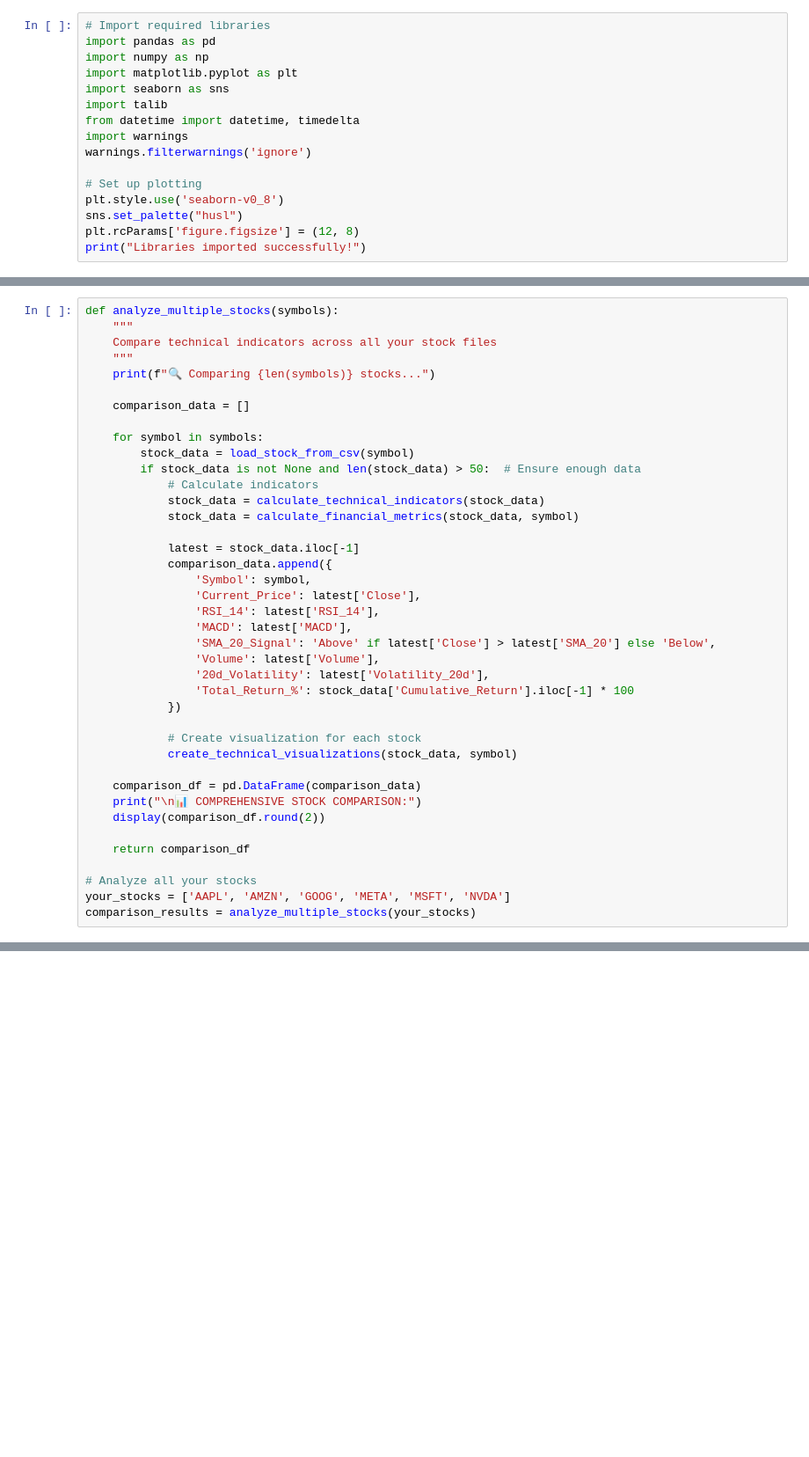
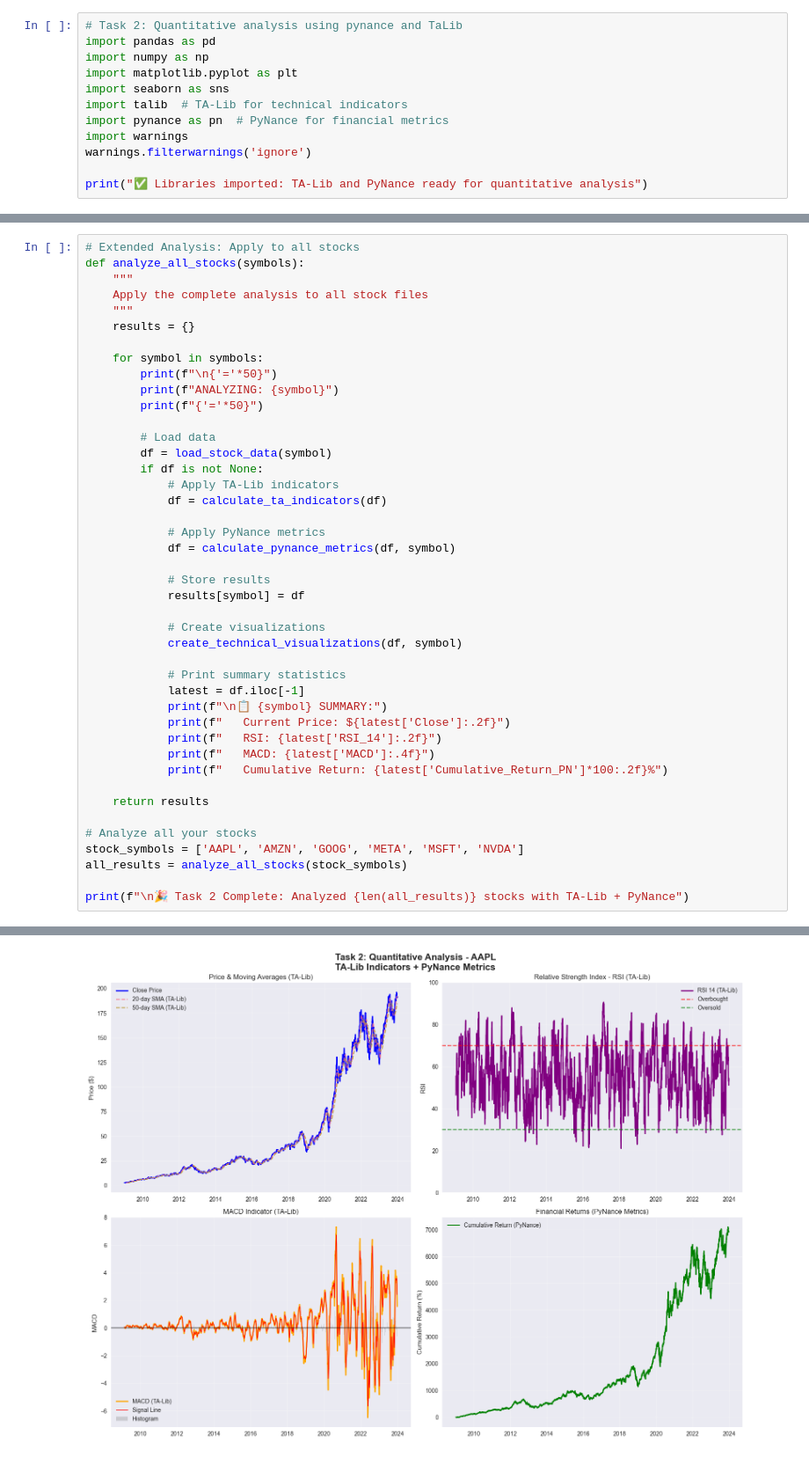
Before and after one commit to kaltiru14/financial-news-analysis, a Jupyter notebook: notebooks/task2_technical_analysis.ipynb, the cells around one changed output, grey strips where cells are left out. Shown at 88% size. Cells and saved outputs as stored; diff of their text form; blank space fills up the shorter version.

```diff
--- a/notebooks/task2_technical_analysis.ipynb
+++ b/notebooks/task2_technical_analysis.ipynb
@@ -1,17 +1,13 @@
 # %%
-# Import required libraries
+# Task 2: Quantitative analysis using pynance and TaLib
 import pandas as pd
 import numpy as np
 import matplotlib.pyplot as plt
 import seaborn as sns
-import talib
-from datetime import datetime, timedelta
+import talib  # TA-Lib for technical indicators
+import pynance as pn  # PyNance for financial metrics
 import warnings
 warnings.filterwarnings('ignore')
 
-# Set up plotting
-plt.style.use('seaborn-v0_8')
-sns.set_palette("husl")
-plt.rcParams['figure.figsize'] = (12, 8)
-print("Libraries imported successfully!")
+print("✅ Libraries imported: TA-Lib and PyNance ready for quantitative analysis")
 # %% [output]
@@ -246,40 +227,44 @@ if stock_df is not None:
 # %%
-def analyze_multiple_stocks(symbols):
+# Extended Analysis: Apply to all stocks
+def analyze_all_stocks(symbols):
     """
-    Compare technical indicators across all your stock files
+    Apply the complete analysis to all stock files
     """
-    print(f"🔍 Comparing {len(symbols)} stocks...")
-
-    comparison_data = []
+    results = {}
 
     for symbol in symbols:
-        stock_data = load_stock_from_csv(symbol)
-        if stock_data is not None and len(stock_data) > 50:  # Ensure enough data
-            # Calculate indicators
-            stock_data = calculate_technical_indicators(stock_data)
-            stock_data = calculate_financial_metrics(stock_data, symbol)
+        print(f"\n{'='*50}")
+        print(f"ANALYZING: {symbol}")
+        print(f"{'='*50}")
 
-            latest = stock_data.iloc[-1]
-            comparison_data.append({
-                'Symbol': symbol,
-                'Current_Price': latest['Close'],
-                'RSI_14': latest['RSI_14'],
-                'MACD': latest['MACD'],
-                'SMA_20_Signal': 'Above' if latest['Close'] > latest['SMA_20'] else 'Below',
-                'Volume': latest['Volume'],
-                '20d_Volatility': latest['Volatility_20d'],
-                'Total_Return_%': stock_data['Cumulative_Return'].iloc[-1] * 100
-            })
+        # Load data
+        df = load_stock_data(symbol)
+        if df is not None:
+            # Apply TA-Lib indicators
+            df = calculate_ta_indicators(df)
 
-            # Create visualization for each stock
-            create_technical_visualizations(stock_data, symbol)
+            # Apply PyNance metrics
+            df = calculate_pynance_metrics(df, symbol)
 
-    comparison_df = pd.DataFrame(comparison_data)
-    print("\n📊 COMPREHENSIVE STOCK COMPARISON:")
-    display(comparison_df.round(2))
+            # Store results
+            results[symbol] = df
 
-    return comparison_df
+            # Create visualizations
+            create_technical_visualizations(df, symbol)
+
+            # Print summary statistics
+            latest = df.iloc[-1]
+            print(f"\n📋 {symbol} SUMMARY:")
+            print(f"   Current Price: ${latest['Close']:.2f}")
+            print(f"   RSI: {latest['RSI_14']:.2f}")
+            print(f"   MACD: {latest['MACD']:.4f}")
+            print(f"   Cumulative Return: {latest['Cumulative_Return_PN']*100:.2f}%")
+
+    return results
 
 # Analyze all your stocks
-your_stocks = ['AAPL', 'AMZN', 'GOOG', 'META', 'MSFT', 'NVDA']
-comparison_results = analyze_multiple_stocks(your_stocks)
+stock_symbols = ['AAPL', 'AMZN', 'GOOG', 'META', 'MSFT', 'NVDA']
+all_results = analyze_all_stocks(stock_symbols)
+
+print(f"\n🎉 Task 2 Complete: Analyzed {len(all_results)} stocks with TA-Lib + PyNance")
+# %% [output]
@@ -285,0 +280 @@ comparison_results = analyze_multiple_stocks(your_stocks)
+[figure, added]
```
Also changed, not shown: parts of 7 cells of this notebook, 7 other files.
